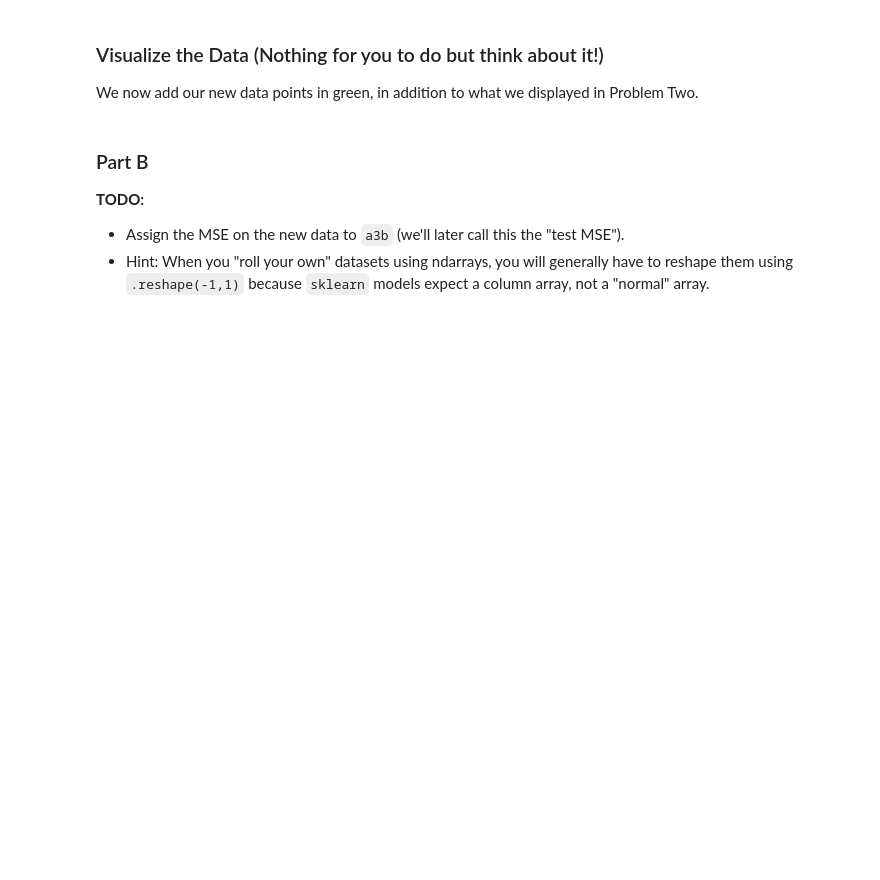
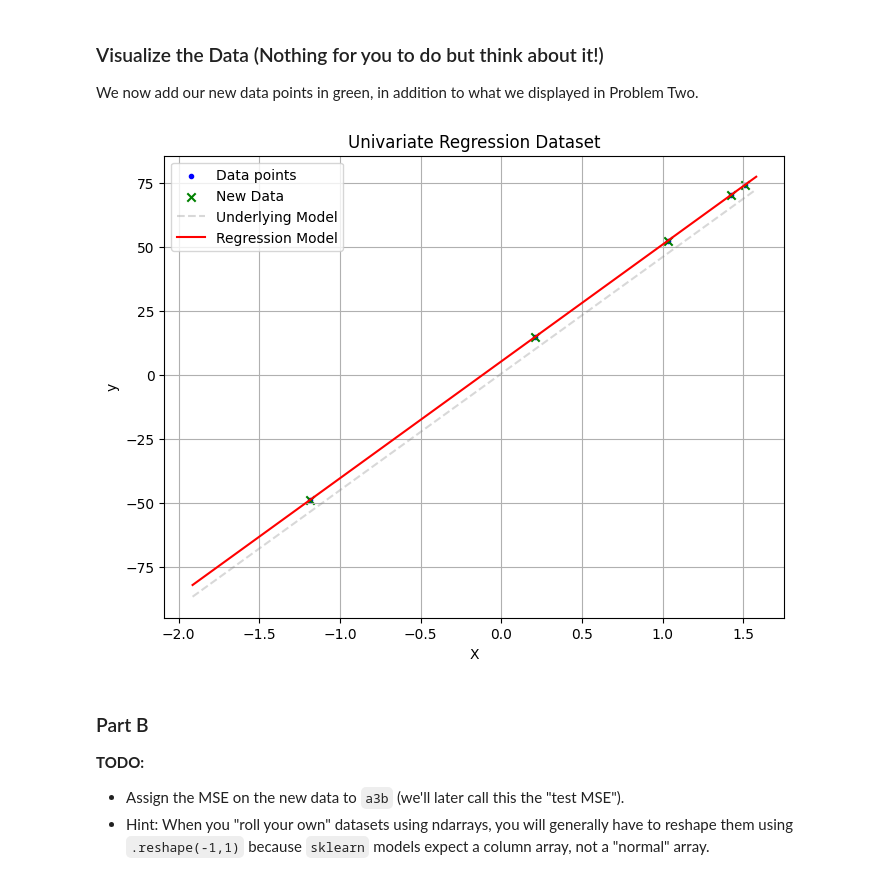
Before and after one commit to amc200092845471/Module-3-Assignments, a Jupyter notebook: Homework_02.ipynb, the cells around one changed output. Cells and saved outputs as stored; diff of their text form; code cells hidden in the pictures; blank space fills up the shorter version.

```diff
--- a/Homework_02.ipynb
+++ b/Homework_02.ipynb
@@ -267,9 +267,9 @@ For now, since we have the underlying model (which never happens IRL!) we can ea
 # %%
 # Your code here (add additional cells if you wish)
 
-randNum = np.random.uniform(X.min(),X.max(), size =5)
-y = model.coef_ * randNum +model.intercept_
+x = np.random.uniform(X.min(),X.max(), size =5)
+y = model.coef_ * x +model.intercept_
 
-Xnew = randNum.reshape(-1,1)
+Xnew = x.reshape(-1,1)
 yNew = y
 # %%
@@ -292,26 +291,28 @@ We now add our new data points in green, in addition to what we displayed in Pro
 # %%
 # Plot the data points and the regression line
 
 #There is a training and testing set mse or error
 #For predictions we want the test set MSE (independent of the training set)
 #MSE is what the model uses. The problem is it SQUARES the errors so measuring like for instance doubles the money.
 #Then there is f1_score like loss metrics. Depending on the situation.
 #What about an imbalance. RMSE and MSE dont work well when there are outliers. MAE just gets the absolute value.
 
 if len(a3a) > 0:        # If you answered the previous questions!
 
     plt.figure(figsize=(8, 6))
-    plt.scatter(X, y, color='blue',label="Data points",marker='.')
-    plt.scatter(X_new, y_new, color='green',label="New Data",marker='x')
+    plt.scatter(x, y, color='blue',label="Data points",marker='.')
+    plt.scatter(Xnew, yNew, color='green',label="New Data",marker='x')
     plt.plot(a1a,[bias+a1b*a1a[0],bias+a1b*a1a[1]], color="grey", alpha=0.3,label="Underlying Model",linestyle='--')
     plt.plot(a1a,[model.intercept_+model.coef_[0]*a1a[0],model.intercept_+model.coef_[0]*a1a[1]], color="red", label="Regression Model")
 
     plt.xlabel("X")
     plt.ylabel("y")
     plt.title("Univariate Regression Dataset")
     plt.legend()
     plt.grid(True)
     plt.show()
+# %% [output]
+[figure, added]
 # %% [markdown]
 ### Part B
 
```
Also changed, not shown: parts of 20 cells of this notebook.
